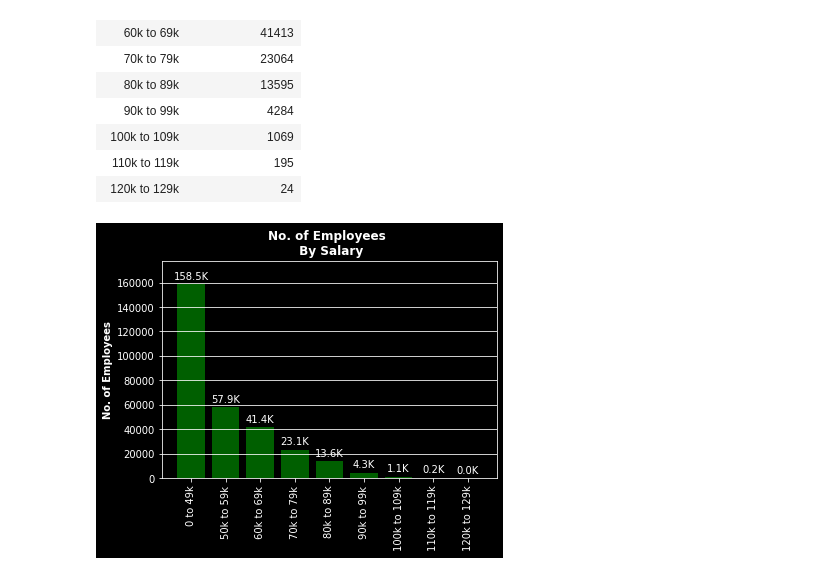
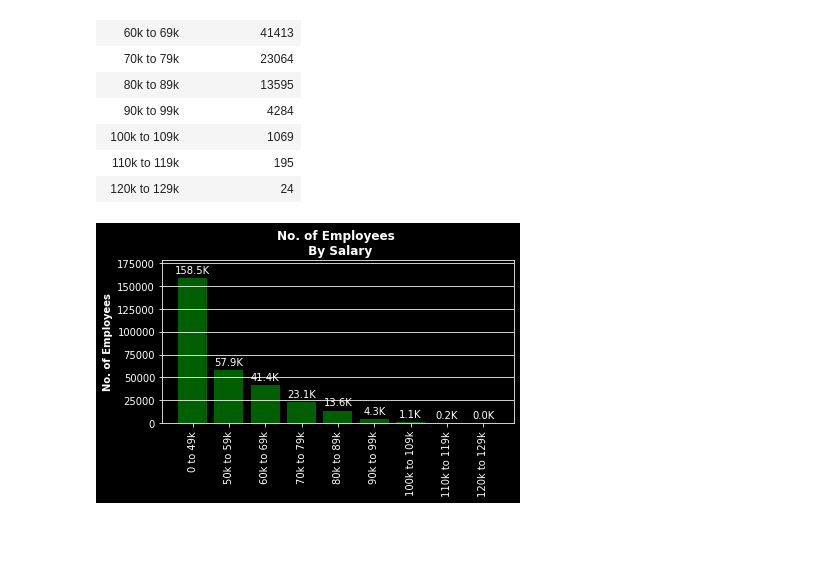
Before and after one commit to cemoga/sql-challenge, a Jupyter notebook: bar_chart.ipynb, the cells around one changed output. Saved outputs shown, nothing was run; the diff lists cells and outputs as text; code cells hidden in the pictures; blank space fills up the shorter version.

```diff
--- a/bar_chart.ipynb
+++ b/bar_chart.ipynb
@@ -91,9 +91,6 @@ x_axis = np.arange(len(no_employees))
 rects = plt.bar(x_axis, no_employees, color='green', alpha=0.75, align="center");
 
 tick_locations = [value for value in x_axis];
-
-
-
 
 # Function to show the format of the y axis in millions
 def thousands(x, pos):
@@ -110,34 +107,35 @@ plt.title('No. of Employees \n By Salary',fontweight="bold")
 plt.xticks(tick_locations, group_labels, rotation=90)
 #plt.yaxis.set_major_formatter(formatter)
 
 plt.grid(b=None, which='major', axis='y')
 
 # Establish the upper limit of the plot
 plt.ylim([0, round(max(no_employees),-3)+2e4])
 
 
 # Function to  Autolabel columns in millions
 def autolabel(rects):
     """Attach a text label above each bar in *rects*, displaying its height."""
     for rect in rects:
         height = rect.get_height()
         plt.annotate('{:,.1f}K'.format(height/1e3),
                     xy=(rect.get_x() + rect.get_width() / 2, height),
                     xytext=(0, 3),  # 3 points vertical offset
                     textcoords="offset points",
                     ha='center', va='bottom', rotation=0)
 
-#plt.figure(figsize = [5, 5]);
+plt.figure(1, figsize=(10, 1))
+plt.tight_layout()
+
 
 # Save Plot
 plt.savefig("Fig 1. No. of Employees By Salary" +'.png',bbox_inches='tight');
 
-hola
 
-adios
+
 
 
 
 autolabel(rects);
 # %% [output]
-[figure, old version]
+[figure, new version]
```
Also changed, not shown: 1 other file.
